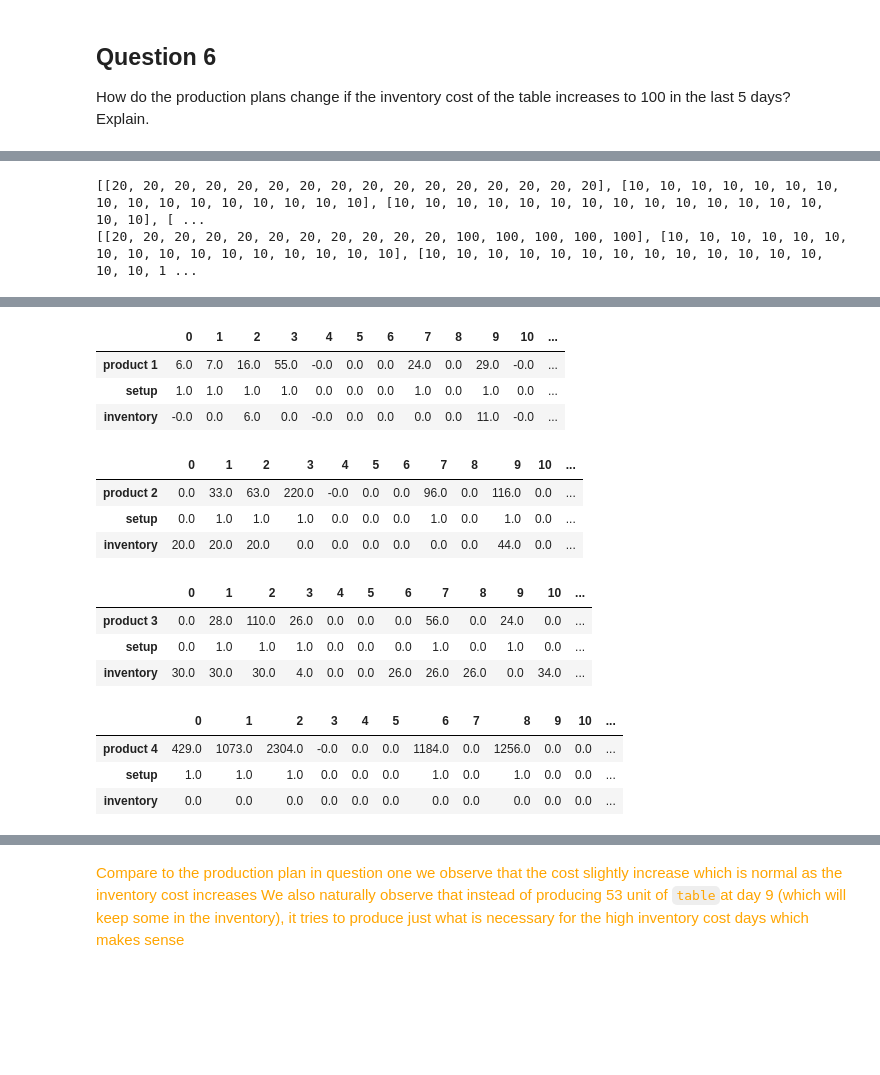
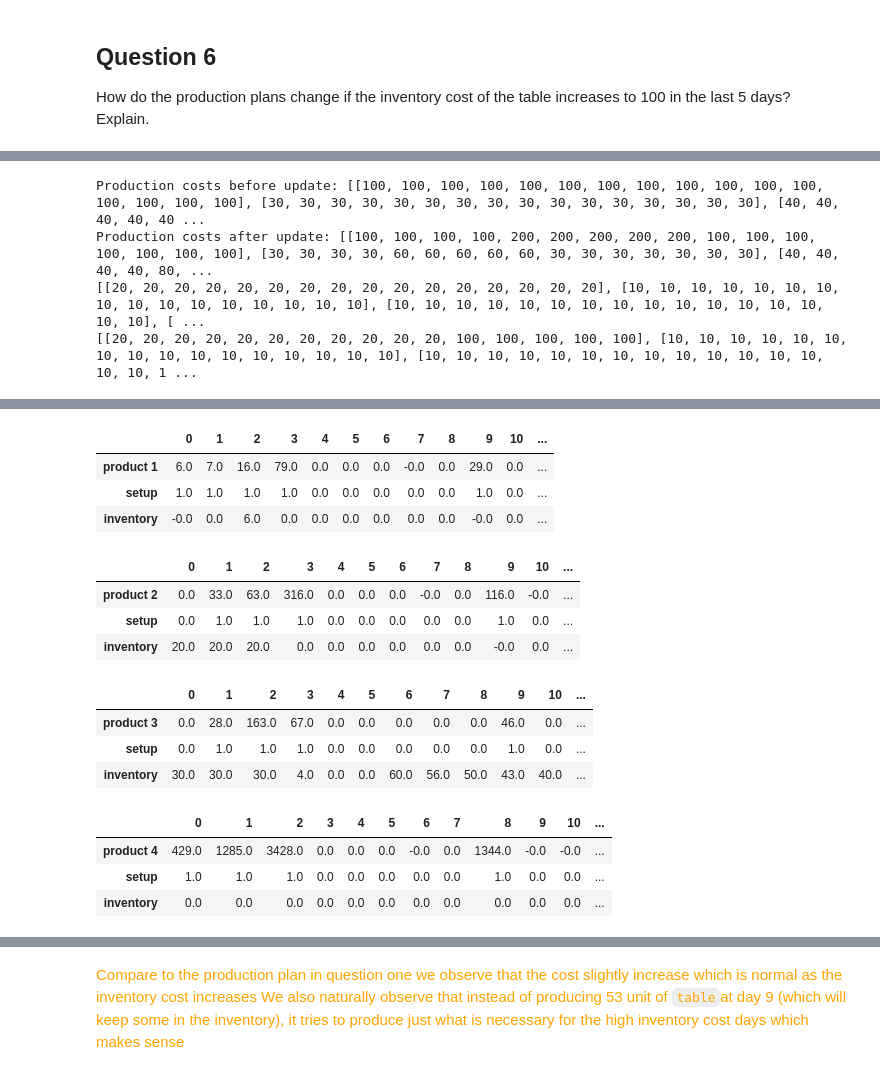
Before and after one commit to Ualh/operation_management, a Jupyter notebook: group7.ipynb, the cells around one changed output, grey strips where cells are left out. Drawn from its saved outputs; the diff is of its cells as text; code cells hidden in the pictures; blank space fills up the shorter version.

```diff
--- a/group7.ipynb
+++ b/group7.ipynb
@@ -1018,13 +1036,13 @@ class ProjectData:
 
     self.demands = [
             [0, 0, 0, 0, 0, 18, 15, 16, 12, 14, 19, 10, 13, 11, 17, 12],  # Table demand
-            [0]*16,  # Tabletop demand (calculated)
-            [0]*16,  # Leg demand (calculated)
-            [0]*16,  # Beam demand (calculated)
-            [0]*16,  # Screw demand (calculated)
-            [0]*16,  # Plank demand (calculated)
-            [0]*16,  # Bracket demand (calculated)
-            [0]*16   # Glue demand (calculated)
+            [0]*16,  # Tabletop demand
+            [0]*16,  # Leg demand
+            [0, 0, 0, 0, 0, 5, 7, 4, 6, 7, 3, 6, 5, 4, 7, 6],  # Beam demand
+            [0]*16,  # Screw demand
+            [0]*16,  # Plank demand
+            [0]*16,  # Bracket demand
+            [0]*16   # Glue demand
         ]
 
     self.days = range(len(self.demands[0]))
@@ -1225,13 +1243,13 @@ class ProjectData:
 
     self.demands = [
             [0, 0, 0, 0, 0, 18, 15, 16, 12, 14, 19, 10, 13, 11, 17, 12],  # Table demand
-            [0]*16,  # Tabletop demand (calculated)
-            [0]*16,  # Leg demand (calculated)
-            [0]*16,  # Beam demand (calculated)
-            [0]*16,  # Screw demand (calculated)
-            [0]*16,  # Plank demand (calculated)
-            [0]*16,  # Bracket demand (calculated)
-            [0]*16   # Glue demand (calculated)
+            [0]*16,  # Tabletop demand
+            [0]*16,  # Leg demand
+            [0, 0, 0, 0, 0, 5, 7, 4, 6, 7, 3, 6, 5, 4, 7, 6],  # Beam demand
+            [0]*16,  # Screw demand
+            [0]*16,  # Plank demand
+            [0]*16,  # Bracket demand
+            [0]*16   # Glue demand
         ]
 
     self.days = range(len(self.demands[0]))
@@ -1250,15 +1268,24 @@ class ProjectData:
     self.lead_time = [3, 2, 2, 3, 1, 1, 1, 1]
 
     self.production_cost = [
-                [100] * 16,
-                [100] * 16,
-                [100] * 16,
-                [100] * 16,
-                [100] * 16,
-                [100] * 16,
-                [100] * 16,
-                [100] * 16
-            ]
+            [100] * 16,
+            [30] * 16,
+            [40] * 16,
+            [70] * 16,
+            [40] * 16,
+            [60] * 16,
+            [80] * 16,
+            [30] * 16
+        ]
+    # Updating production costs for high-demand periods
+    high_demand_start, high_demand_end = 4, 9  # Days 5 to 9 (0-indexed as 4 to 8)
+    affected_items = [0, 1, 2, 3]  # Table, Tabletop, Leg, Beams
+    print("Production costs before update:", self.production_cost)
+    for day in range(high_demand_start, high_demand_end):
+        for item in affected_items:
+            self.production_cost[item][day] *= 2
+    print("Production costs after update:", self.production_cost)
+
     self.first_inventory = [0, 20, 100, 70, 50, 100, 50, 100]
     # Initialize inventory costs with last 5 days adjusted for the table
     self.inventory_cost = [
@@ -1296,2 +1323,4 @@ print('objective is : ', round(obj), '. Run time is : ', run_time)
+Production costs before update: [[100, 100, 100, 100, 100, 100, 100, 100, 100, 100, 100, 100, 100, 100, 100, 100], [30, 30, 30, 30, 30, 30, 30, 30, 30, 30, 30, 30, 30, 30, 30, 30], [40, 40, 40, 40, 40 ...
+Production costs after update: [[100, 100, 100, 100, 200, 200, 200, 200, 200, 100, 100, 100, 100, 100, 100, 100], [30, 30, 30, 30, 60, 60, 60, 60, 60, 30, 30, 30, 30, 30, 30, 30], [40, 40, 40, 40, 80, ...
 [[20, 20, 20, 20, 20, 20, 20, 20, 20, 20, 20, 20, 20, 20, 20, 20], [10, 10, 10, 10, 10, 10, 10, 10, 10, 10, 10, 10, 10, 10, 10, 10], [10, 10, 10, 10, 10, 10, 10, 10, 10, 10, 10, 10, 10, 10, 10, 10], [ ...
 [[20, 20, 20, 20, 20, 20, 20, 20, 20, 20, 20, 100, 100, 100, 100, 100], [10, 10, 10, 10, 10, 10, 10, 10, 10, 10, 10, 10, 10, 10, 10, 10], [10, 10, 10, 10, 10, 10, 10, 10, 10, 10, 10, 10, 10, 10, 10, 1 ...
@@ -1304,17 +1333,17 @@ print('objective is : ', round(obj), '. Run time is : ', run_time)
 |  | 0 | 1 | 2 | 3 | 4 | 5 | 6 | 7 | 8 | 9 | 10 | ... |
-| product 1 | 6.0 | 7.0 | 16.0 | 55.0 | -0.0 | 0.0 | 0.0 | 24.0 | 0.0 | 29.0 | -0.0 | ... |
-| setup | 1.0 | 1.0 | 1.0 | 1.0 | 0.0 | 0.0 | 0.0 | 1.0 | 0.0 | 1.0 | 0.0 | ... |
-| inventory | -0.0 | 0.0 | 6.0 | 0.0 | -0.0 | 0.0 | 0.0 | 0.0 | 0.0 | 11.0 | -0.0 | ... |
+| product 1 | 6.0 | 7.0 | 16.0 | 79.0 | 0.0 | 0.0 | 0.0 | -0.0 | 0.0 | 29.0 | 0.0 | ... |
+| setup | 1.0 | 1.0 | 1.0 | 1.0 | 0.0 | 0.0 | 0.0 | 0.0 | 0.0 | 1.0 | 0.0 | ... |
+| inventory | -0.0 | 0.0 | 6.0 | 0.0 | 0.0 | 0.0 | 0.0 | 0.0 | 0.0 | -0.0 | 0.0 | ... |
 |  | 0 | 1 | 2 | 3 | 4 | 5 | 6 | 7 | 8 | 9 | 10 | ... |
-| product 2 | 0.0 | 33.0 | 63.0 | 220.0 | -0.0 | 0.0 | 0.0 | 96.0 | 0.0 | 116.0 | 0.0 | ... |
-| setup | 0.0 | 1.0 | 1.0 | 1.0 | 0.0 | 0.0 | 0.0 | 1.0 | 0.0 | 1.0 | 0.0 | ... |
-| inventory | 20.0 | 20.0 | 20.0 | 0.0 | 0.0 | 0.0 | 0.0 | 0.0 | 0.0 | 44.0 | 0.0 | ... |
+| product 2 | 0.0 | 33.0 | 63.0 | 316.0 | 0.0 | 0.0 | 0.0 | -0.0 | 0.0 | 116.0 | -0.0 | ... |
+| setup | 0.0 | 1.0 | 1.0 | 1.0 | 0.0 | 0.0 | 0.0 | 0.0 | 0.0 | 1.0 | 0.0 | ... |
+| inventory | 20.0 | 20.0 | 20.0 | 0.0 | 0.0 | 0.0 | 0.0 | 0.0 | 0.0 | -0.0 | 0.0 | ... |
 |  | 0 | 1 | 2 | 3 | 4 | 5 | 6 | 7 | 8 | 9 | 10 | ... |
-| product 3 | 0.0 | 28.0 | 110.0 | 26.0 | 0.0 | 0.0 | 0.0 | 56.0 | 0.0 | 24.0 | 0.0 | ... |
-| setup | 0.0 | 1.0 | 1.0 | 1.0 | 0.0 | 0.0 | 0.0 | 1.0 | 0.0 | 1.0 | 0.0 | ... |
-| inventory | 30.0 | 30.0 | 30.0 | 4.0 | 0.0 | 0.0 | 26.0 | 26.0 | 26.0 | 0.0 | 34.0 | ... |
+| product 3 | 0.0 | 28.0 | 163.0 | 67.0 | 0.0 | 0.0 | 0.0 | 0.0 | 0.0 | 46.0 | 0.0 | ... |
+| setup | 0.0 | 1.0 | 1.0 | 1.0 | 0.0 | 0.0 | 0.0 | 0.0 | 0.0 | 1.0 | 0.0 | ... |
+| inventory | 30.0 | 30.0 | 30.0 | 4.0 | 0.0 | 0.0 | 60.0 | 56.0 | 50.0 | 43.0 | 40.0 | ... |
 |  | 0 | 1 | 2 | 3 | 4 | 5 | 6 | 7 | 8 | 9 | 10 | ... |
-| product 4 | 429.0 | 1073.0 | 2304.0 | -0.0 | 0.0 | 0.0 | 1184.0 | 0.0 | 1256.0 | 0.0 | 0.0 | ... |
-| setup | 1.0 | 1.0 | 1.0 | 0.0 | 0.0 | 0.0 | 1.0 | 0.0 | 1.0 | 0.0 | 0.0 | ... |
+| product 4 | 429.0 | 1285.0 | 3428.0 | 0.0 | 0.0 | 0.0 | -0.0 | 0.0 | 1344.0 | -0.0 | -0.0 | ... |
+| setup | 1.0 | 1.0 | 1.0 | 0.0 | 0.0 | 0.0 | 0.0 | 0.0 | 1.0 | 0.0 | 0.0 | ... |
 | inventory | 0.0 | 0.0 | 0.0 | 0.0 | 0.0 | 0.0 | 0.0 | 0.0 | 0.0 | 0.0 | 0.0 | ... |
 |  | 0 | 1 | 2 | 3 | 4 | 5 | 6 | 7 | 8 | 9 | 10 | ... |
```
Also changed, not shown: parts of 16 cells of this notebook, 1 other file.
